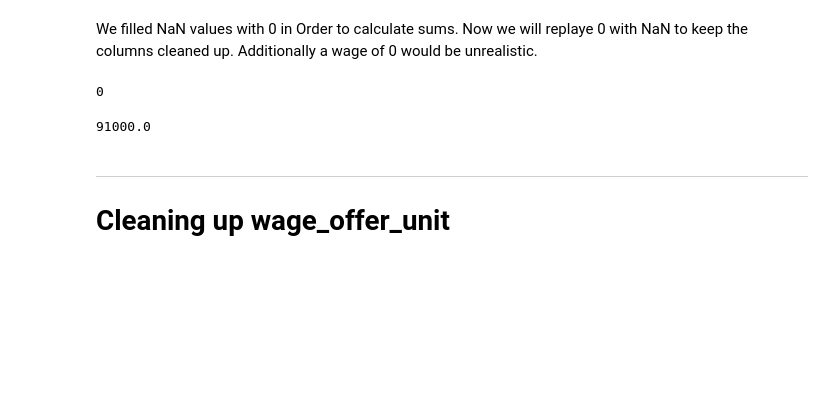
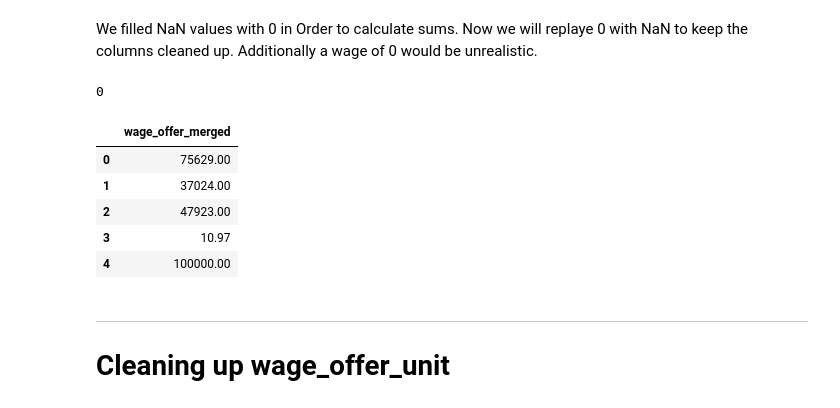
Before and after one commit to andy8001/python_visa, a Jupyter notebook: wage_clean.ipynb, the cells around one changed output. Saved outputs shown, nothing was run; the diff lists cells and outputs as text; code cells hidden in the pictures; blank space fills up the shorter version.

```diff
--- a/wage_clean.ipynb
+++ b/wage_clean.ipynb
@@ -243,8 +244,17 @@ visas_df['wage_offer_merged'].replace(0, np.nan, inplace=True)
 0
 # %%
 visas_df['wage_offer_merged'].median()
+clean_df = pd.DataFrame()
+clean_df['wage_offer_merged'] = visas_df['wage_offer_merged']
-# %% [output]
-91000.0
+# %%
+clean_df.head()
+# %% [output]
+|  | wage_offer_merged |
+| 0 | 75629.00 |
+| 1 | 37024.00 |
+| 2 | 47923.00 |
+| 3 | 10.97 |
+| 4 | 100000.00 |
 # %% [markdown]
 ---
 # Cleaning up wage_offer_unit
```
Also changed, not shown: parts of 17 cells of this notebook.
